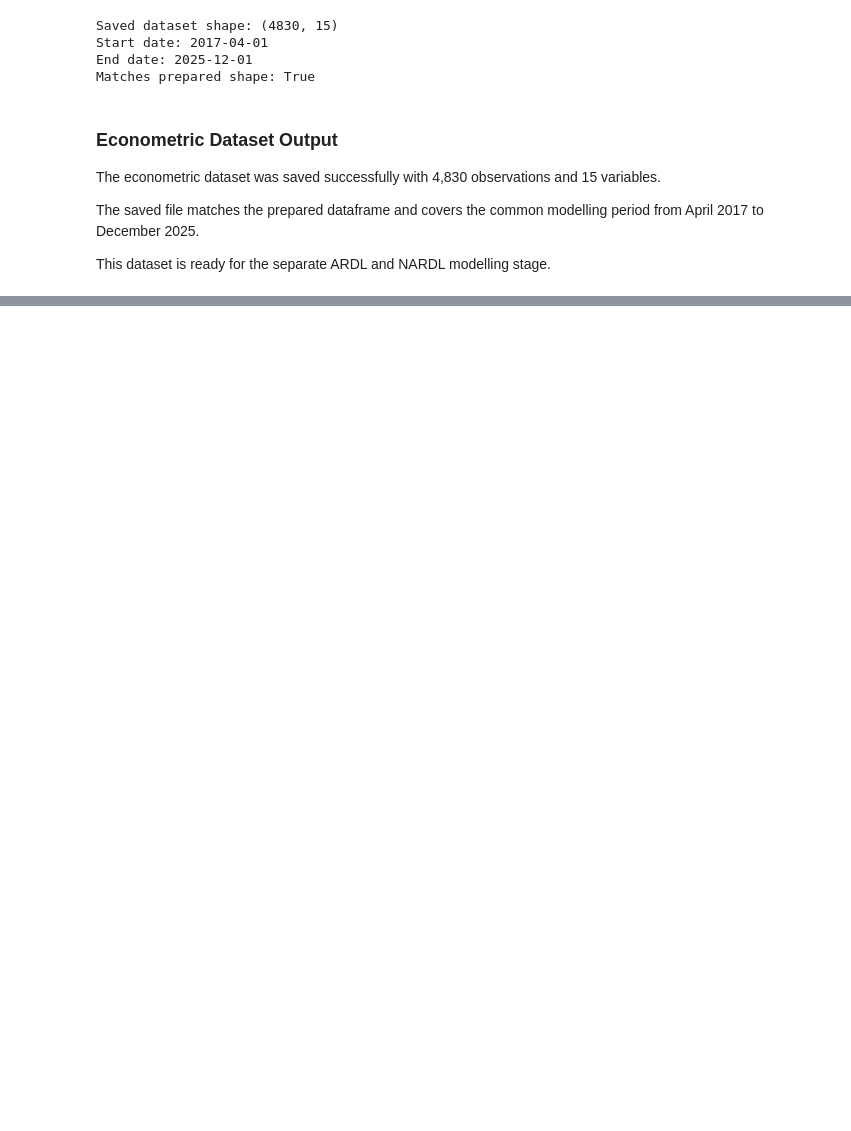
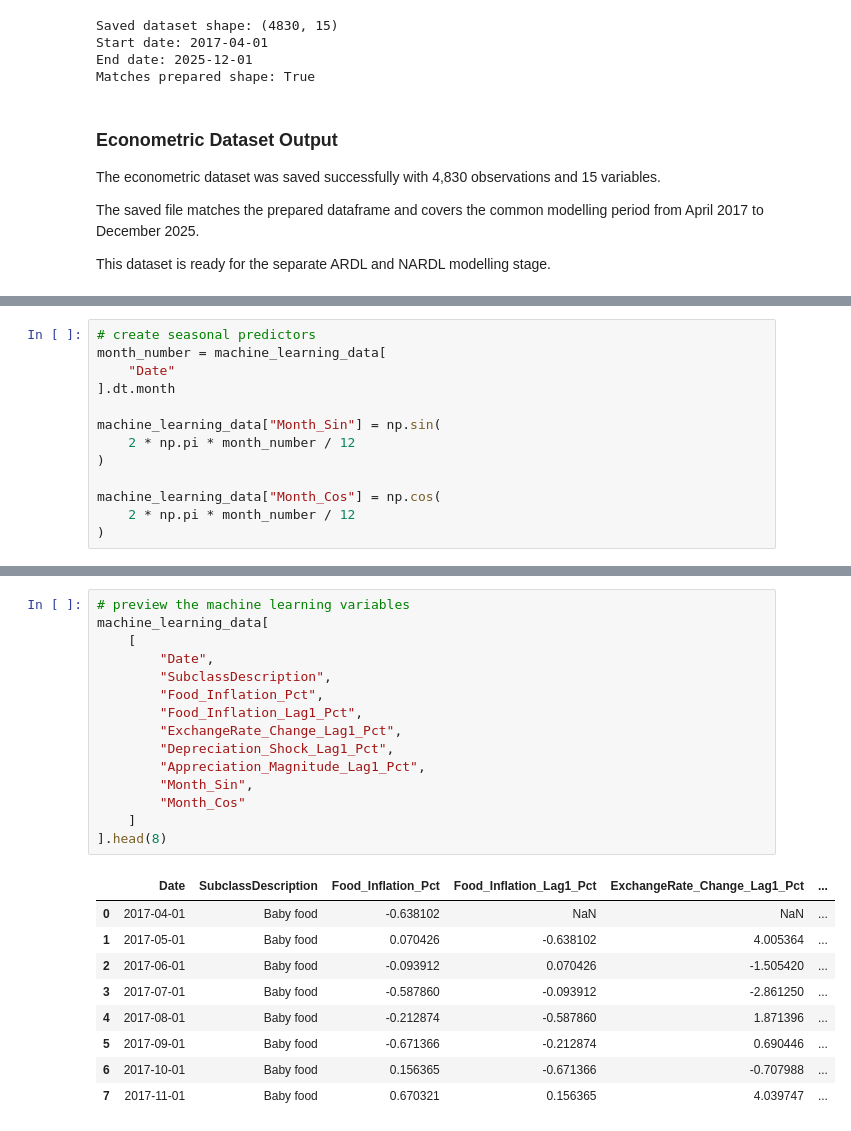
Before and after one commit to MasindiManaga/ERPT_ML_Research, a Jupyter notebook: notebooks/05_Modelling_Data_Preparation.ipynb, the cells around one changed output, grey strips where cells are left out. Saved outputs shown, nothing was run; the diff lists cells and outputs as text; blank space fills up the shorter version.

```diff
--- a/notebooks/05_Modelling_Data_Preparation.ipynb
+++ b/notebooks/05_Modelling_Data_Preparation.ipynb
@@ -1409,0 +1461,13 @@ This dataset is ready for the separate ARDL and NARDL modelling stage.
+# %%
+# create seasonal predictors
+month_number = machine_learning_data[
+    "Date"
+].dt.month
+
+machine_learning_data["Month_Sin"] = np.sin(
+    2 * np.pi * month_number / 12
+)
+
+machine_learning_data["Month_Cos"] = np.cos(
+    2 * np.pi * month_number / 12
+)
@@ -1409,0 +1505,25 @@ This dataset is ready for the separate ARDL and NARDL modelling stage.
+# %%
+# preview the machine learning variables
+machine_learning_data[
+    [
+        "Date",
+        "SubclassDescription",
+        "Food_Inflation_Pct",
+        "Food_Inflation_Lag1_Pct",
+        "ExchangeRate_Change_Lag1_Pct",
+        "Depreciation_Shock_Lag1_Pct",
+        "Appreciation_Magnitude_Lag1_Pct",
+        "Month_Sin",
+        "Month_Cos"
+    ]
+].head(8)
+# %% [output]
+|  | Date | SubclassDescription | Food_Inflation_Pct | Food_Inflation_Lag1_Pct | ExchangeRate_Change_Lag1_Pct | ... |
+| 0 | 2017-04-01 | Baby food | -0.638102 | NaN | NaN | ... |
+| 1 | 2017-05-01 | Baby food | 0.070426 | -0.638102 | 4.005364 | ... |
+| 2 | 2017-06-01 | Baby food | -0.093912 | 0.070426 | -1.505420 | ... |
+| 3 | 2017-07-01 | Baby food | -0.587860 | -0.093912 | -2.861250 | ... |
+| 4 | 2017-08-01 | Baby food | -0.212874 | -0.587860 | 1.871396 | ... |
+| 5 | 2017-09-01 | Baby food | -0.671366 | -0.212874 | 0.690446 | ... |
+| 6 | 2017-10-01 | Baby food | 0.156365 | -0.671366 | -0.707988 | ... |
+| 7 | 2017-11-01 | Baby food | 0.670321 | 0.156365 | 4.039747 | ... |
```
Also changed, not shown: parts of 10 cells of this notebook.
